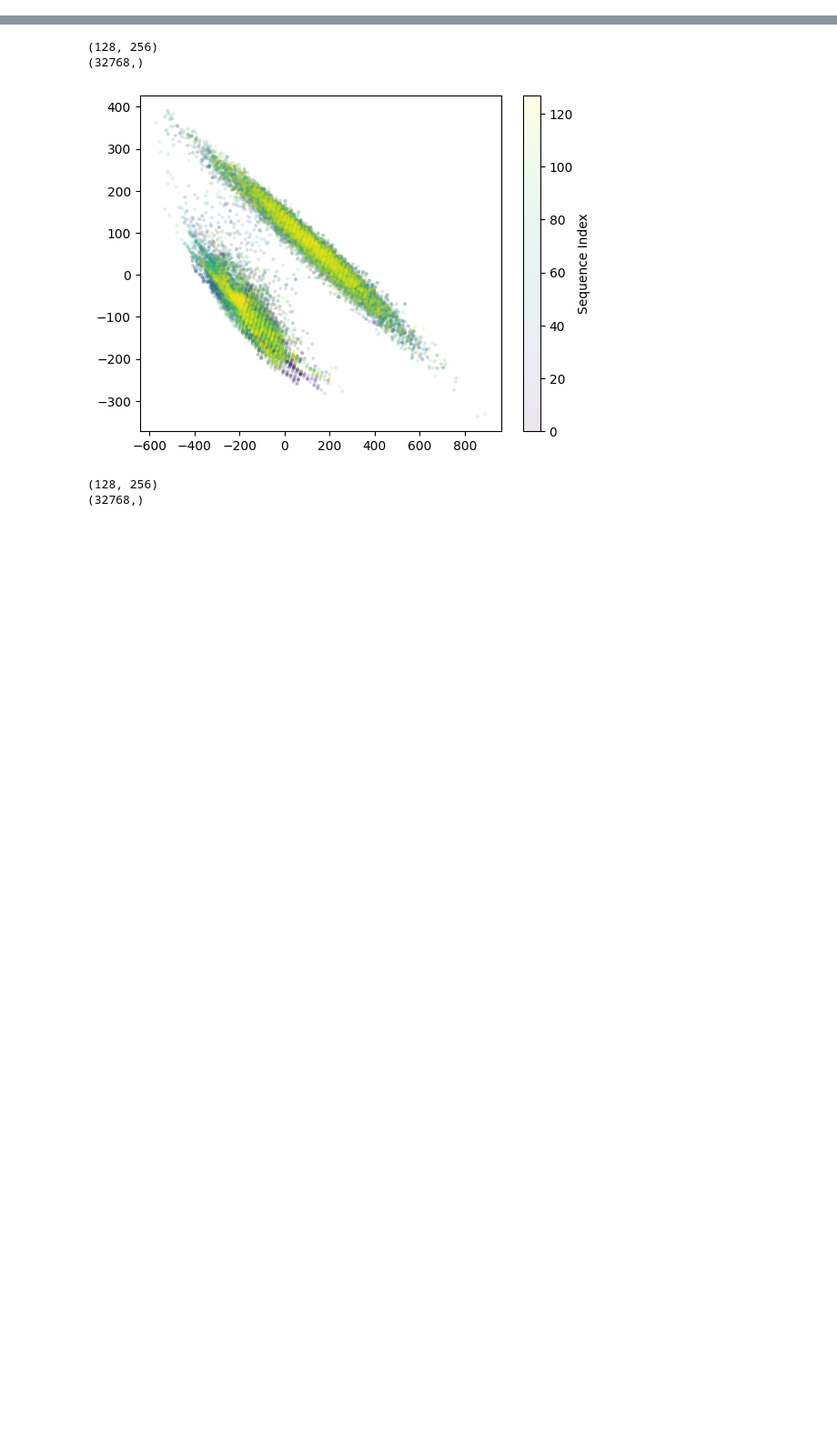
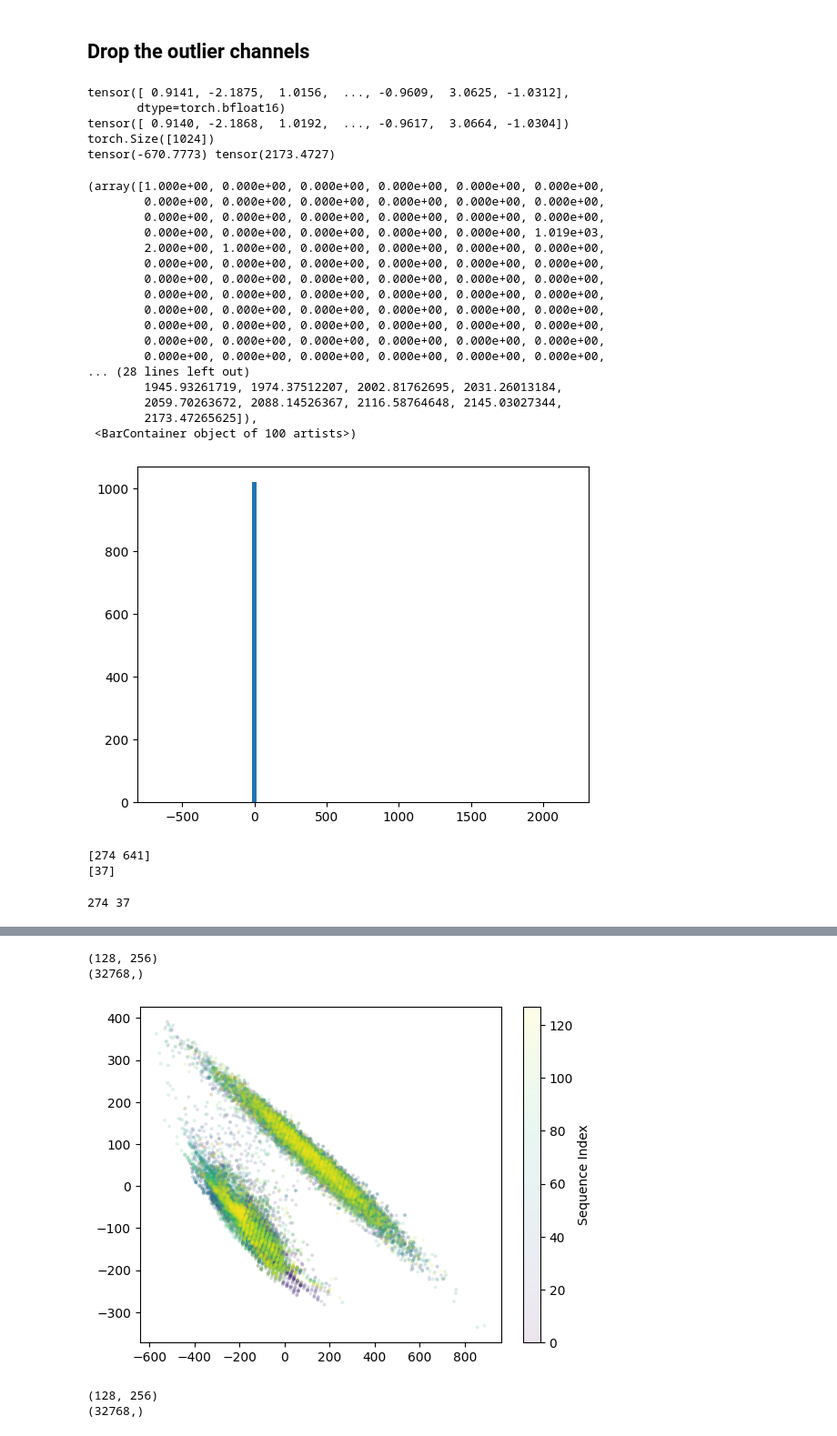
Before and after one commit to amyxlu/plaid-dev-distributed, a Jupyter notebook: notebooks/09_examine_latent_dim.ipynb, the cells around one changed output, grey strips where cells are left out. Shown at 91% size. Cells and saved outputs as stored; diff of their text form; code cells hidden in the pictures; blank space fills up the shorter version.

```diff
--- a/notebooks/09_examine_latent_dim.ipynb
+++ b/notebooks/09_examine_latent_dim.ipynb
@@ -24,0 +13,10 @@ print(raw.shape, normalized.shape)
+# %%
+from plaid.datasets import CATHShardedDataModule
+dm = CATHShardedDataModule(
+    shard_dir ="/shared/amyxlu/data/cath/shards",
+    header_to_sequence_file="/shared/amyxlu/data/cath/sequences.pkl",
+    seq_len=64,
+)
+dm.setup()
+loader = dm.val_dataloader()
+batch = next(iter(loader))
@@ -24,0 +29,15 @@ print(raw.shape, normalized.shape)
+# %%
+raw = batch[0]
+print(raw.dtype)
+
+raw_fp32 = raw.float()
+print(raw_fp32.dtype)
+
+normalized = latent_scaler.scale(raw)
+print(normalized.dtype)
+normalized_fp32 = latent_scaler.scale(raw_fp32)
+print(normalized_fp32.dtype)
+
+print(raw.shape, normalized.shape)
+print(raw.min(), raw.max(), normalized.min(), normalized.max())
+print(raw_fp32.min(), raw_fp32.max(), normalized_fp32.min(), normalized_fp32.max())
@@ -24,0 +52,47 @@ print(raw.shape, normalized.shape)
+# %% [markdown]
+## Drop the outlier channels
+# %%
+print(raw.mean(dim=(0,1)))
+print(raw_fp32.mean(dim=(0,1)))
+
+channel_means = raw_fp32.mean(dim=(0,1))
+print(channel_means.shape)
+print(channel_means.min(), channel_means.max())
+import matplotlib.pyplot as plt
+plt.hist(channel_means.numpy(), bins=100)
+# %% [output]
+tensor([ 0.9141, -2.1875,  1.0156,  ..., -0.9609,  3.0625, -1.0312],
+       dtype=torch.bfloat16)
+tensor([ 0.9140, -2.1868,  1.0192,  ..., -0.9617,  3.0664, -1.0304])
+torch.Size([1024])
+tensor(-670.7773) tensor(2173.4727)
+(array([1.000e+00, 0.000e+00, 0.000e+00, 0.000e+00, 0.000e+00, 0.000e+00,
+        0.000e+00, 0.000e+00, 0.000e+00, 0.000e+00, 0.000e+00, 0.000e+00,
+        0.000e+00, 0.000e+00, 0.000e+00, 0.000e+00, 0.000e+00, 0.000e+00,
+        0.000e+00, 0.000e+00, 0.000e+00, 0.000e+00, 0.000e+00, 1.019e+03,
+        2.000e+00, 1.000e+00, 0.000e+00, 0.000e+00, 0.000e+00, 0.000e+00,
+        0.000e+00, 0.000e+00, 0.000e+00, 0.000e+00, 0.000e+00, 0.000e+00,
+        0.000e+00, 0.000e+00, 0.000e+00, 0.000e+00, 0.000e+00, 0.000e+00,
+        0.000e+00, 0.000e+00, 0.000e+00, 0.000e+00, 0.000e+00, 0.000e+00,
+        0.000e+00, 0.000e+00, 0.000e+00, 0.000e+00, 0.000e+00, 0.000e+00,
+        0.000e+00, 0.000e+00, 0.000e+00, 0.000e+00, 0.000e+00, 0.000e+00,
+        0.000e+00, 0.000e+00, 0.000e+00, 0.000e+00, 0.000e+00, 0.000e+00,
+        0.000e+00, 0.000e+00, 0.000e+00, 0.000e+00, 0.000e+00, 0.000e+00,
+... (28 lines left out)
+        1945.93261719, 1974.37512207, 2002.81762695, 2031.26013184,
+        2059.70263672, 2088.14526367, 2116.58764648, 2145.03027344,
+        2173.47265625]),
+ <BarContainer object of 100 artists>)
+[figure, added]
+# %%
+print(np.arange(len(channel_means))[channel_means > 20])
+print(np.arange(len(channel_means))[channel_means < -20])
+# %% [output]
+[274 641]
+[37]
+# %%
+max_outlier = np.argmax(channel_means.numpy())
+min_outlier = np.argmin(channel_means.numpy())
+print(max_outlier, min_outlier)
+# %% [output]
+274 37
```
Also changed, not shown: parts of 12 cells of this notebook, 5 other files.
